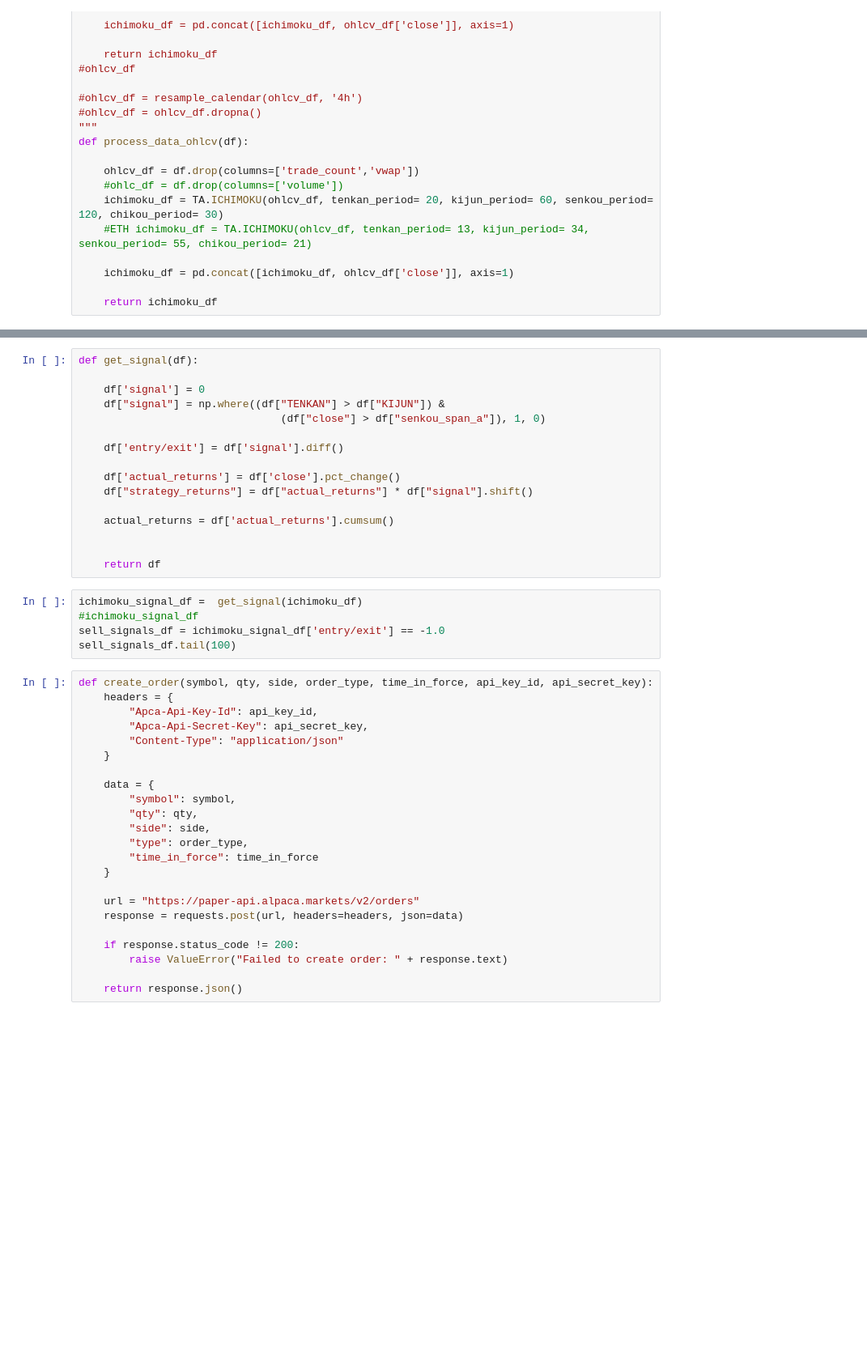
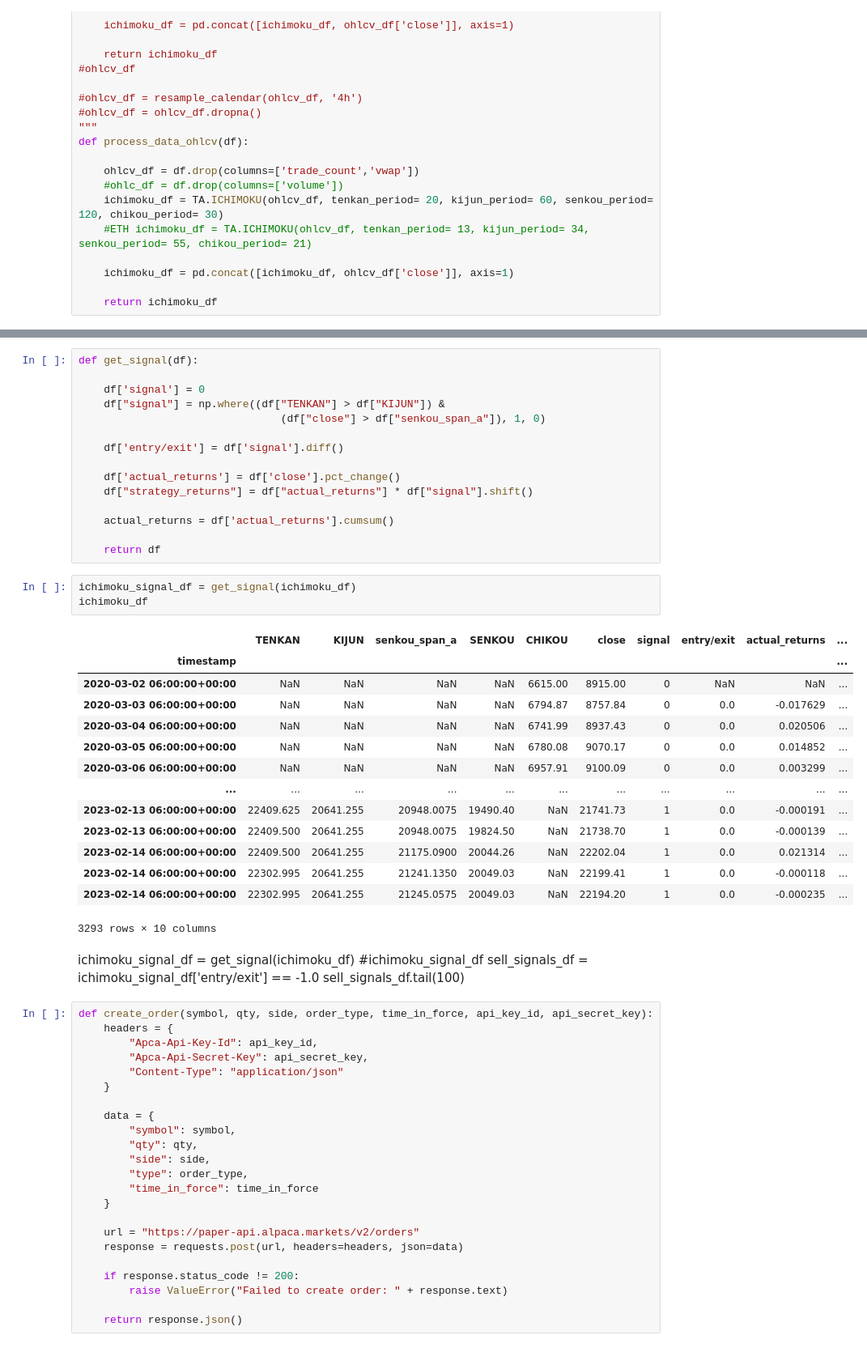
Before and after one commit to marcleipold/Project-2---Algo-Trading-ML-Bot, a Jupyter notebook: jerami/jerami.ipynb, the cells around one changed output, grey strips where cells are left out. Shown at 81% size. Cells and saved outputs as stored; diff of their text form; blank space fills up the shorter version.

```diff
--- a/jerami/jerami.ipynb
+++ b/jerami/jerami.ipynb
@@ -211,13 +213,30 @@ def get_signal(df):
 
     actual_returns = df['actual_returns'].cumsum()
 
-
     return df
-# %%
-ichimoku_signal_df =  get_signal(ichimoku_df)
-#ichimoku_signal_df
-sell_signals_df = ichimoku_signal_df['entry/exit'] == -1.0
-sell_signals_df.tail(100)
+# %%
+ichimoku_signal_df = get_signal(ichimoku_df)
+ichimoku_df
+# %% [output]
+|  | TENKAN | KIJUN | senkou_span_a | SENKOU | CHIKOU | close | signal | entry/exit | actual_returns | ... |
+| timestamp |  |  |  |  |  |  |  |  |  | ... |
+| 2020-03-02 06:00:00+00:00 | NaN | NaN | NaN | NaN | 6615.00 | 8915.00 | 0 | NaN | NaN | ... |
+| 2020-03-03 06:00:00+00:00 | NaN | NaN | NaN | NaN | 6794.87 | 8757.84 | 0 | 0.0 | -0.017629 | ... |
+| 2020-03-04 06:00:00+00:00 | NaN | NaN | NaN | NaN | 6741.99 | 8937.43 | 0 | 0.0 | 0.020506 | ... |
+| 2020-03-05 06:00:00+00:00 | NaN | NaN | NaN | NaN | 6780.08 | 9070.17 | 0 | 0.0 | 0.014852 | ... |
+| 2020-03-06 06:00:00+00:00 | NaN | NaN | NaN | NaN | 6957.91 | 9100.09 | 0 | 0.0 | 0.003299 | ... |
+| ... | ... | ... | ... | ... | ... | ... | ... | ... | ... | ... |
+| 2023-02-13 06:00:00+00:00 | 22409.625 | 20641.255 | 20948.0075 | 19490.40 | NaN | 21741.73 | 1 | 0.0 | -0.000191 | ... |
+| 2023-02-13 06:00:00+00:00 | 22409.500 | 20641.255 | 20948.0075 | 19824.50 | NaN | 21738.70 | 1 | 0.0 | -0.000139 | ... |
+| 2023-02-14 06:00:00+00:00 | 22409.500 | 20641.255 | 21175.0900 | 20044.26 | NaN | 22202.04 | 1 | 0.0 | 0.021314 | ... |
+| 2023-02-14 06:00:00+00:00 | 22302.995 | 20641.255 | 21241.1350 | 20049.03 | NaN | 22199.41 | 1 | 0.0 | -0.000118 | ... |
+| 2023-02-14 06:00:00+00:00 | 22302.995 | 20641.255 | 21245.0575 | 20049.03 | NaN | 22194.20 | 1 | 0.0 | -0.000235 | ... |
+3293 rows × 10 columns
+# %% [markdown]
+ichimoku_signal_df =  get_signal(ichimoku_df)
+#ichimoku_signal_df
+sell_signals_df = ichimoku_signal_df['entry/exit'] == -1.0
+sell_signals_df.tail(100)
 # %%
 def create_order(symbol, qty, side, order_type, time_in_force, api_key_id, api_secret_key):
     headers = {
```
Also changed, not shown: parts of 10 cells of this notebook, 9 other files.
